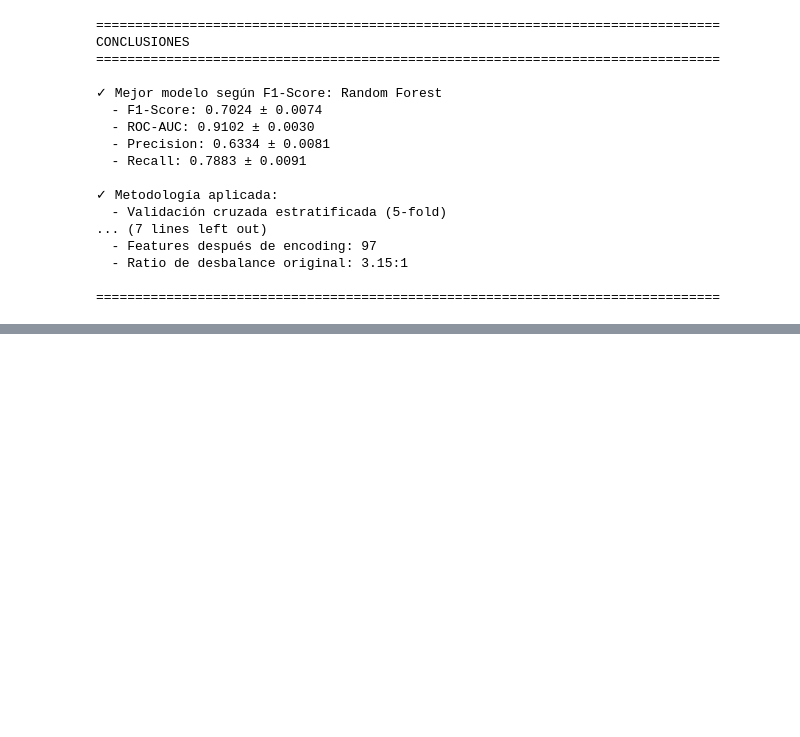
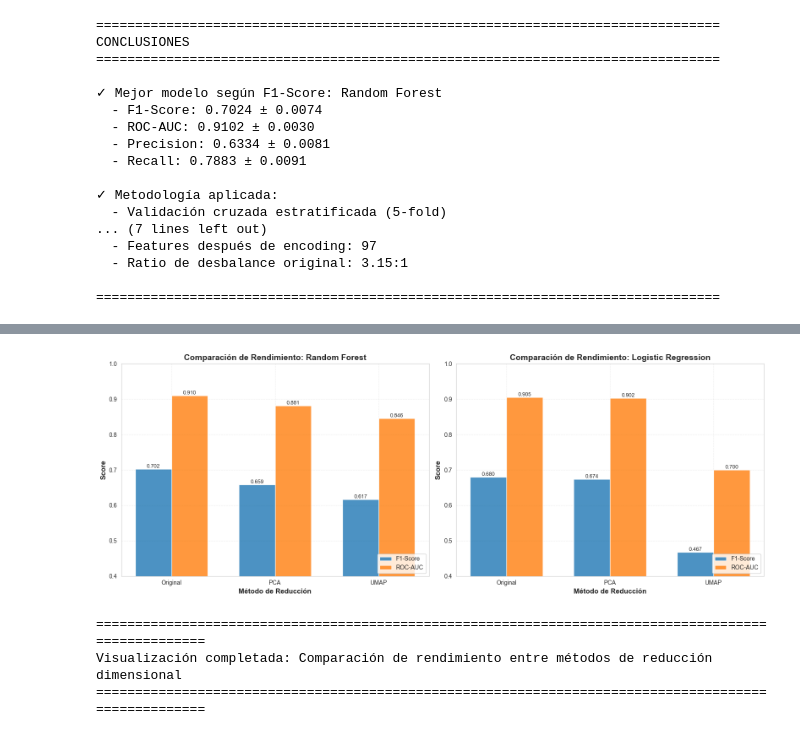
Before and after one commit to wil101/Proyecto_Final_Modelos_II, a Jupyter notebook: entrenamiento_evaluacion_modelos.ipynb, the cells around one changed output, grey strips where cells are left out. Saved outputs shown, nothing was run; the diff lists cells and outputs as text; code cells hidden in the pictures; blank space fills up the shorter version.

```diff
--- a/entrenamiento_evaluacion_modelos.ipynb
+++ b/entrenamiento_evaluacion_modelos.ipynb
@@ -1150,0 +2058,65 @@ CONCLUSIONES
+# %%
+# Visualización comparativa entre métodos
+
+fig, axes = plt.subplots(1, 2, figsize=(16, 6))
+
+# Preparar datos para visualización
+metrics = ['F1-Score', 'ROC-AUC']
+methods = ['Original', 'PCA', 'UMAP']
+colors = ['#1f77b4', '#ff7f0e', '#2ca02c']
+
+for idx, model_name in enumerate(best_two_models):
+    ax = axes[idx]
+
+    # Obtener métricas
+    original_result = [r for r in all_results if r['model'] == model_name][0]
+
+    f1_scores = [
+        np.mean(original_result['f1']),
+        np.mean(results_pca[model_name]['f1']),
+        np.mean(results_umap[model_name]['f1'])
+    ]
+
+    auc_scores = [
+        np.mean(original_result['roc_auc']),
+        np.mean(results_pca[model_name]['roc_auc']),
+        np.mean(results_umap[model_name]['roc_auc'])
+    ]
+
+    # Configurar posiciones de barras
+    x = np.arange(len(methods))
+    width = 0.35
+
+    # Crear barras
+    bars1 = ax.bar(x - width/2, f1_scores, width, label='F1-Score', color=colors[0], alpha=0.8)
+    bars2 = ax.bar(x + width/2, auc_scores, width, label='ROC-AUC', color=colors[1], alpha=0.8)
+
+    # Etiquetas y formato
+    ax.set_xlabel('Método de Reducción', fontsize=12, fontweight='bold')
+    ax.set_ylabel('Score', fontsize=12, fontweight='bold')
+    ax.set_title(f'Comparación de Rendimiento: {model_name}', fontsize=14, fontweight='bold')
+    ax.set_xticks(x)
+    ax.set_xticklabels(methods)
+    ax.legend(loc='lower right', fontsize=10)
+    ax.grid(True, alpha=0.3, linestyle='--')
+    ax.set_ylim([0.4, 1.0])
+
+    # Añadir valores sobre las barras
+    for bars in [bars1, bars2]:
+        for bar in bars:
+            height = bar.get_height()
+            ax.text(bar.get_x() + bar.get_width()/2., height,
+                   f'{height:.3f}',
+                   ha='center', va='bottom', fontsize=9)
+
+plt.tight_layout()
+plt.show()
+
+print("\n" + "="*100)
+print("Visualización completada: Comparación de rendimiento entre métodos de reducción dimensional")
+print("="*100)
+# %% [output]
+[figure, added]
+====================================================================================================
+Visualización completada: Comparación de rendimiento entre métodos de reducción dimensional
+====================================================================================================
```
Also changed, not shown: parts of 24 cells of this notebook, 1 other file.
